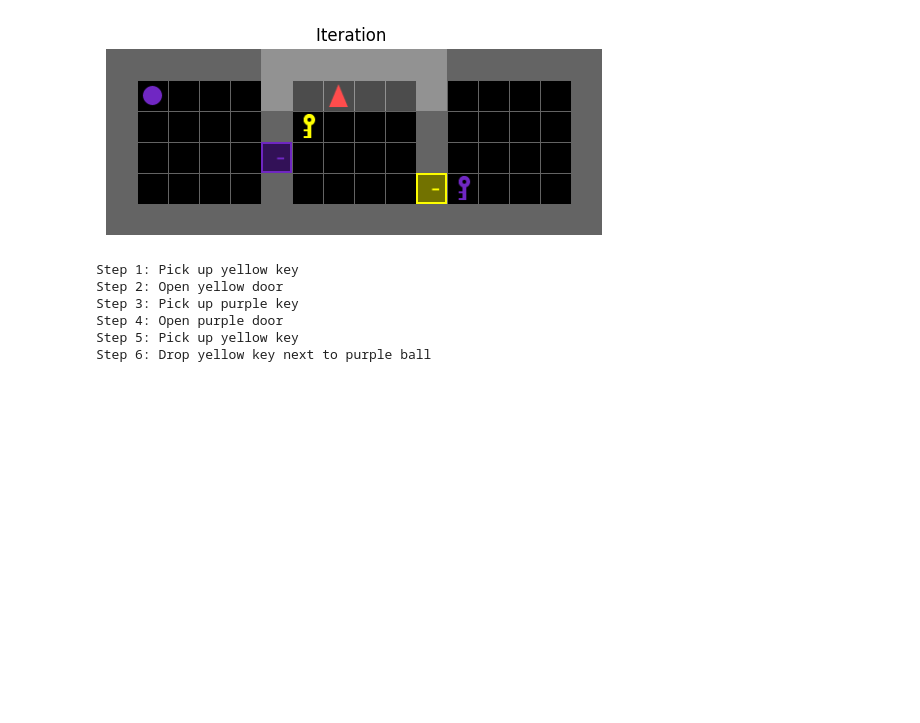
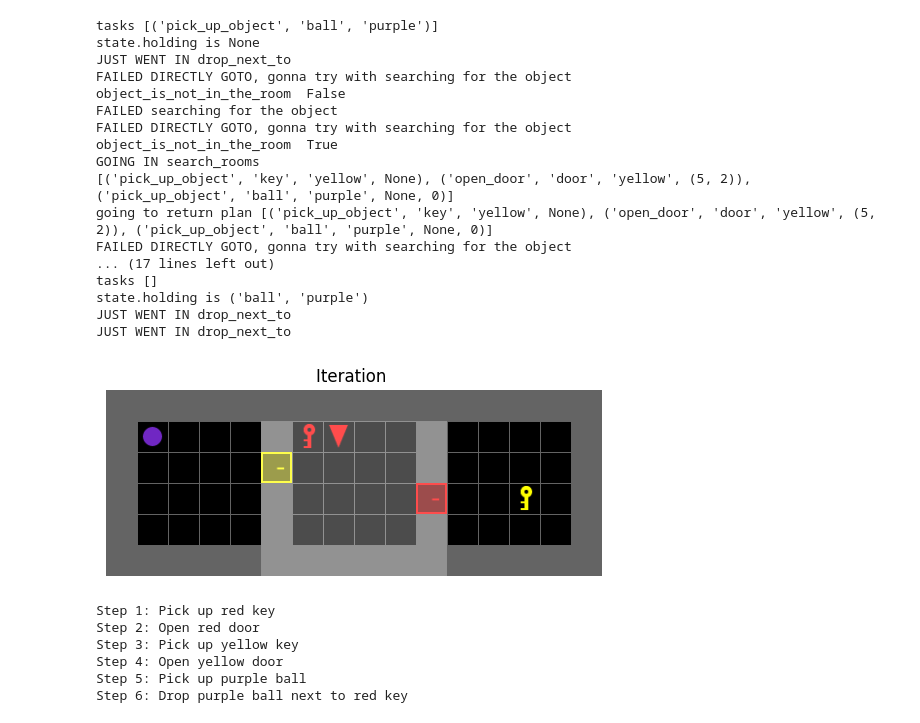
Before and after one commit to mike1simon300/Baby-AI-S2-S1-VLA, a Jupyter notebook: test_task_planning.ipynb, the cells around one changed output. Drawn from its saved outputs; the diff is of its cells as text; code cells hidden in the pictures; blank space fills up the shorter version.

Commit message:
Fixed Three errors in the task planning.

```diff
--- a/test_task_planning.ipynb
+++ b/test_task_planning.ipynb
@@ -88,6 +89,6 @@ holding = None
 # holding=('key', 'yellow')
 print(f"start location is: {start_location}")
 
-planner = RobotPlanner(knowledge_base, start_location=start_location, holding=holding, verbose=0)
+planner = RobotPlanner(knowledge_base, start_location=start_location, holding=holding, verbose=3)
 # %% [output]
 Planner
@@ -132,16 +159,33 @@ Step 5: Pick up purple ball
 # %%
-plan = planner.plan_drop_next_to('yellow', 'key', 'purple','ball')
+plan = planner.plan_drop_next_to('purple', 'ball', 'red','key')
 if plan:
     fig, ax = plt.subplots()
     render_env(env, ax, 2)
     print(planner)
 else:
     print("No valid plan found.")
 # %% [output]
+tasks [('pick_up_object', 'ball', 'purple')]
+state.holding is None
+JUST WENT IN drop_next_to
+FAILED DIRECTLY GOTO, gonna try with searching for the object
+object_is_not_in_the_room  False
+FAILED searching for the object
+FAILED DIRECTLY GOTO, gonna try with searching for the object
+object_is_not_in_the_room  True
+GOING IN search_rooms
+[('pick_up_object', 'key', 'yellow', None), ('open_door', 'door', 'yellow', (5, 2)), ('pick_up_object', 'ball', 'purple', None, 0)]
+going to return plan [('pick_up_object', 'key', 'yellow', None), ('open_door', 'door', 'yellow', (5, 2)), ('pick_up_object', 'ball', 'purple', None, 0)]
+FAILED DIRECTLY GOTO, gonna try with searching for the object
+... (17 lines left out)
+tasks []
+state.holding is ('ball', 'purple')
+JUST WENT IN drop_next_to
+JUST WENT IN drop_next_to
-[figure, old version]
+[figure, new version]
-Step 1: Pick up yellow key
-Step 2: Open yellow door
-Step 3: Pick up purple key
-Step 4: Open purple door
-Step 5: Pick up yellow key
-Step 6: Drop yellow key next to purple ball
+Step 1: Pick up red key
+Step 2: Open red door
+Step 3: Pick up yellow key
+Step 4: Open yellow door
+Step 5: Pick up purple ball
+Step 6: Drop purple ball next to red key
```
Also changed, not shown: parts of 5 cells of this notebook, 2 other files.
